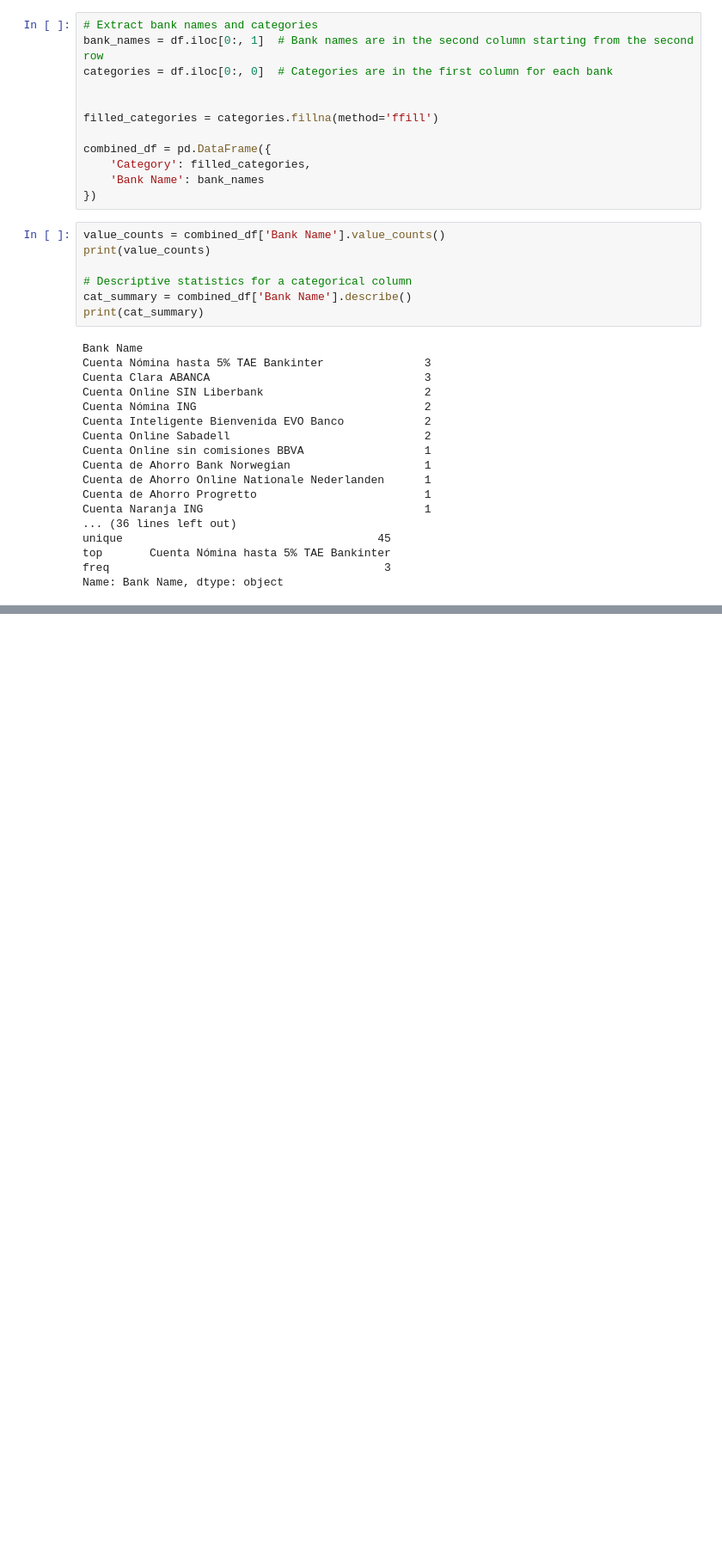
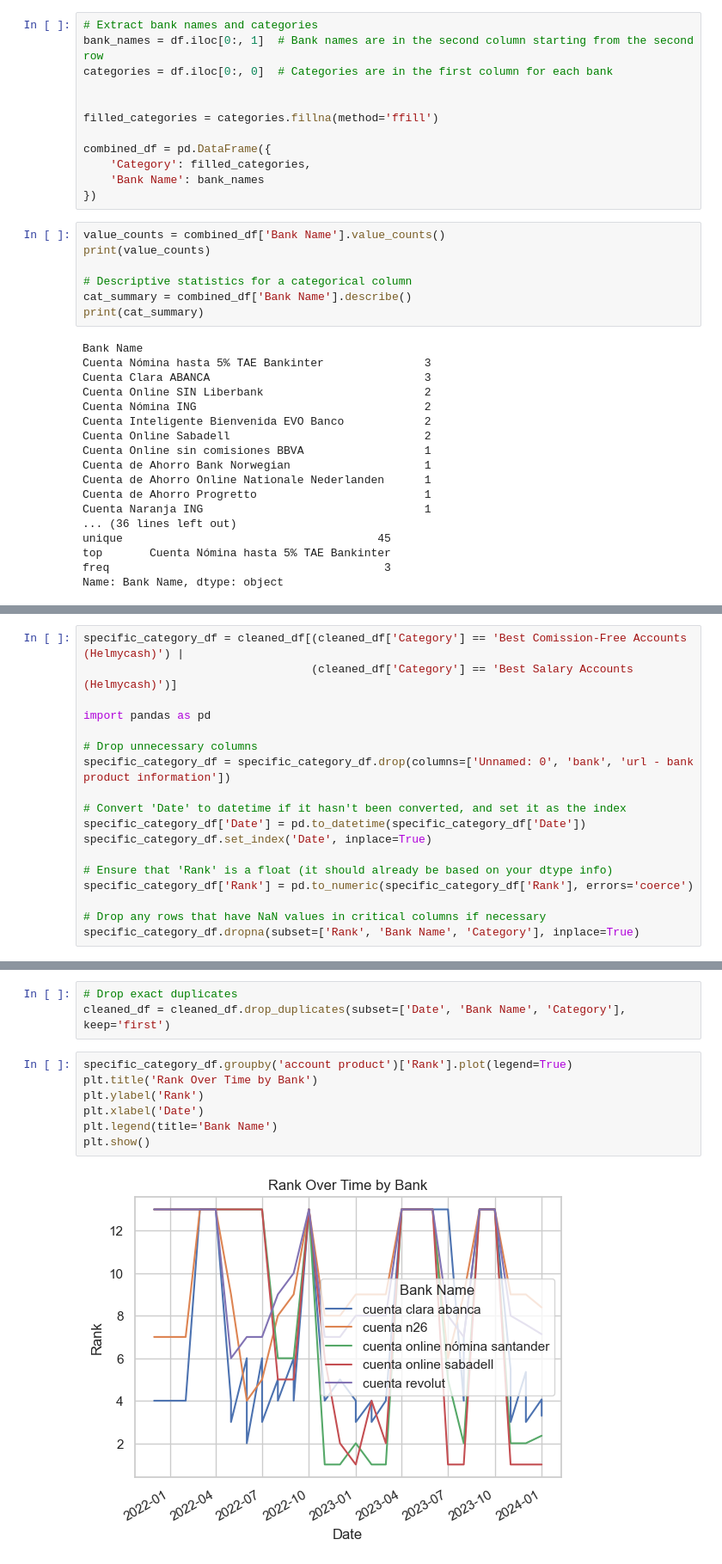
Before and after one commit to agbennett-bse/deloitte_digital_banking, a Jupyter notebook: deloitte_digital_banking/rank-position_df_parsing.ipynb, the cells around one changed output, grey strips where cells are left out. Shown at 86% size. Drawn from its saved outputs; the diff is of its cells as text; blank space fills up the shorter version.

```diff
--- a/deloitte_digital_banking/rank-position_df_parsing.ipynb
+++ b/deloitte_digital_banking/rank-position_df_parsing.ipynb
@@ -159,0 +309,18 @@ Name: Bank Name, dtype: object
+# %%
+specific_category_df = cleaned_df[(cleaned_df['Category'] == 'Best Comission-Free Accounts (Helmycash)') |
+                                  (cleaned_df['Category'] == 'Best Salary Accounts (Helmycash)')]
+
+import pandas as pd
+
+# Drop unnecessary columns
+specific_category_df = specific_category_df.drop(columns=['Unnamed: 0', 'bank', 'url - bank product information'])
+
+# Convert 'Date' to datetime if it hasn't been converted, and set it as the index
+specific_category_df['Date'] = pd.to_datetime(specific_category_df['Date'])
+specific_category_df.set_index('Date', inplace=True)
+
+# Ensure that 'Rank' is a float (it should already be based on your dtype info)
+specific_category_df['Rank'] = pd.to_numeric(specific_category_df['Rank'], errors='coerce')
+
+# Drop any rows that have NaN values in critical columns if necessary
+specific_category_df.dropna(subset=['Rank', 'Bank Name', 'Category'], inplace=True)
@@ -159,0 +418,12 @@ Name: Bank Name, dtype: object
+# %%
+# Drop exact duplicates
+cleaned_df = cleaned_df.drop_duplicates(subset=['Date', 'Bank Name', 'Category'], keep='first')
+# %%
+specific_category_df.groupby('account product')['Rank'].plot(legend=True)
+plt.title('Rank Over Time by Bank')
+plt.ylabel('Rank')
+plt.xlabel('Date')
+plt.legend(title='Bank Name')
+plt.show()
+# %% [output]
+[figure, added]
```
Also changed, not shown: parts of 39 cells of this notebook.
